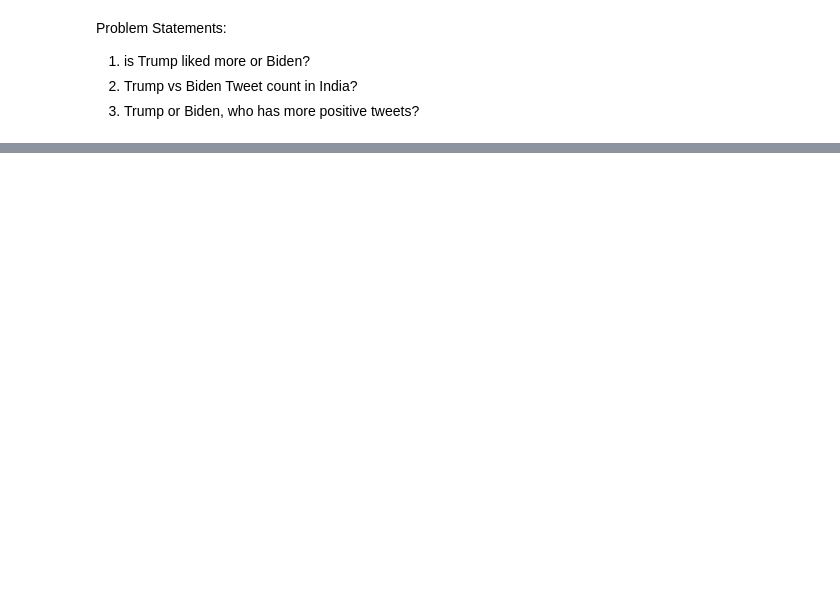
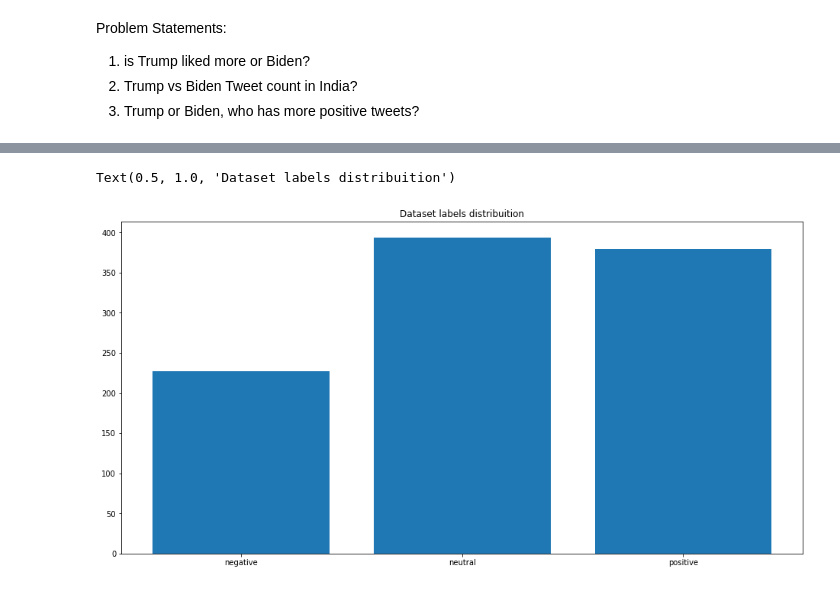
Before and after one commit to prithvikolla/Data-Visualization, a Jupyter notebook: Data-Visualization/Final Project/Final_Project.ipynb, the cells around one changed output, grey strips where cells are left out. Saved outputs shown, nothing was run; the diff lists cells and outputs as text; code cells hidden in the pictures; blank space fills up the shorter version.

```diff
--- a/Data-Visualization/Final Project/Final_Project.ipynb
+++ b/Data-Visualization/Final Project/Final_Project.ipynb
@@ -80,0 +131,20 @@ plt.show()
+# %%
+import re
+from nltk.corpus import subjectivity
+from textblob import TextBlob
+
+Trump_Tweets = df_Mix.query('(condidat == "Trump")').sort_values('user_followers_count',ascending = False).drop_duplicates(['user_name'])[['tweet','country']]
+Trump_Tweets = Trump_Tweets.dropna().loc[Trump_Tweets.country == 'United States of America'][:1000]
+
+
+Trump_Tweets.reset_index(inplace = True, drop = True)
+
+Trump_Tweets['ClearTweet'] = Trump_Tweets['tweet'].apply(clean)
+
+Trump_Tweets['subjectivity']= Trump_Tweets['ClearTweet'].apply(getSubjectivity)
+Trump_Tweets['polarity']    = Trump_Tweets['ClearTweet'].apply(getPolarity)
+Trump_Tweets['analysis']    = Trump_Tweets['polarity'].apply(getAnalysis)
+Trump_Tweets.head()
+
+
+Trump_Tweets.head()
@@ -80,0 +158,3 @@ plt.show()
+# %%
+%%time
+Trump_Tweets.polarity = Trump_Tweets.polarity.apply(lambda x: getAnalysis(x))
@@ -80,0 +164,11 @@ plt.show()
+# %%
+from collections import Counter
+
+target_cnt = Counter(Trump_Tweets.polarity)
+
+plt.figure(figsize=(16,8))
+plt.bar(target_cnt.keys(), target_cnt.values())
+plt.title("Dataset labels distribuition")
+# %% [output]
+Text(0.5, 1.0, 'Dataset labels distribuition')
+[figure, added]
```
Also changed, not shown: parts of 18 cells of this notebook.
